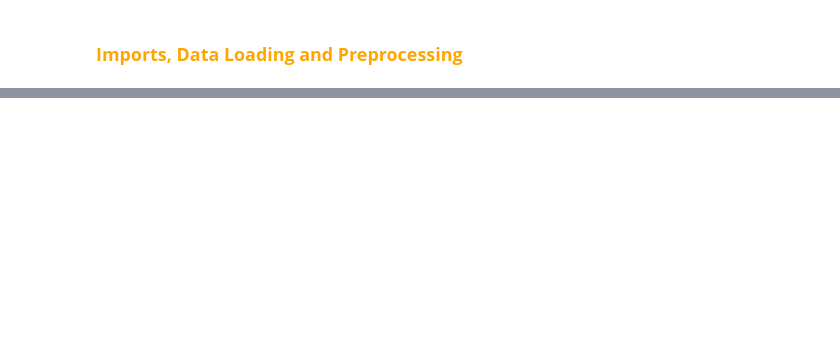
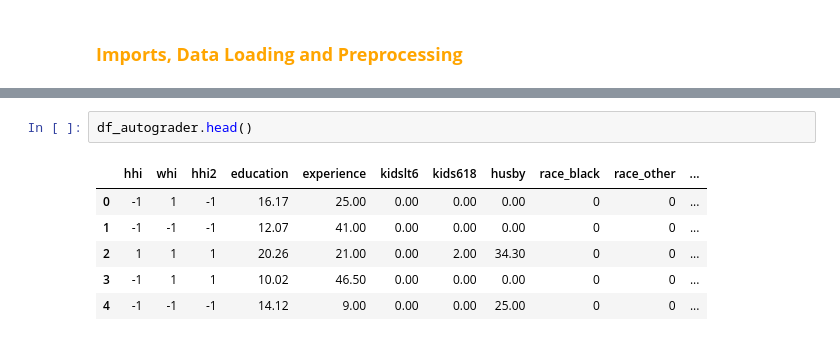
Before and after one commit to Yan-Tavares/ML_Projects, a Jupyter notebook: Final Project/Yan_code.ipynb, the cells around one changed output, grey strips where cells are left out. Saved outputs shown, nothing was run; the diff lists cells and outputs as text; blank space fills up the shorter version.

```diff
--- a/Final Project/Yan_code.ipynb
+++ b/Final Project/Yan_code.ipynb
@@ -131 +169,10 @@ AttributeError: 'list' object has no attribute 'any'
+# %%
+df_autograder.head()
+# %% [output]
+|  | hhi | whi | hhi2 | education | experience | kidslt6 | kids618 | husby | race_black | race_other | ... |
+| 0 | -1 | 1 | -1 | 16.17 | 25.00 | 0.00 | 0.00 | 0.00 | 0 | 0 | ... |
+| 1 | -1 | -1 | -1 | 12.07 | 41.00 | 0.00 | 0.00 | 0.00 | 0 | 0 | ... |
+| 2 | 1 | 1 | 1 | 20.26 | 21.00 | 0.00 | 2.00 | 34.30 | 0 | 0 | ... |
+| 3 | -1 | 1 | 1 | 10.02 | 46.50 | 0.00 | 0.00 | 0.00 | 0 | 0 | ... |
+| 4 | -1 | -1 | -1 | 14.12 | 9.00 | 0.00 | 0.00 | 25.00 | 0 | 0 | ... |
 # %%
```
Also changed, not shown: parts of 7 cells of this notebook.
